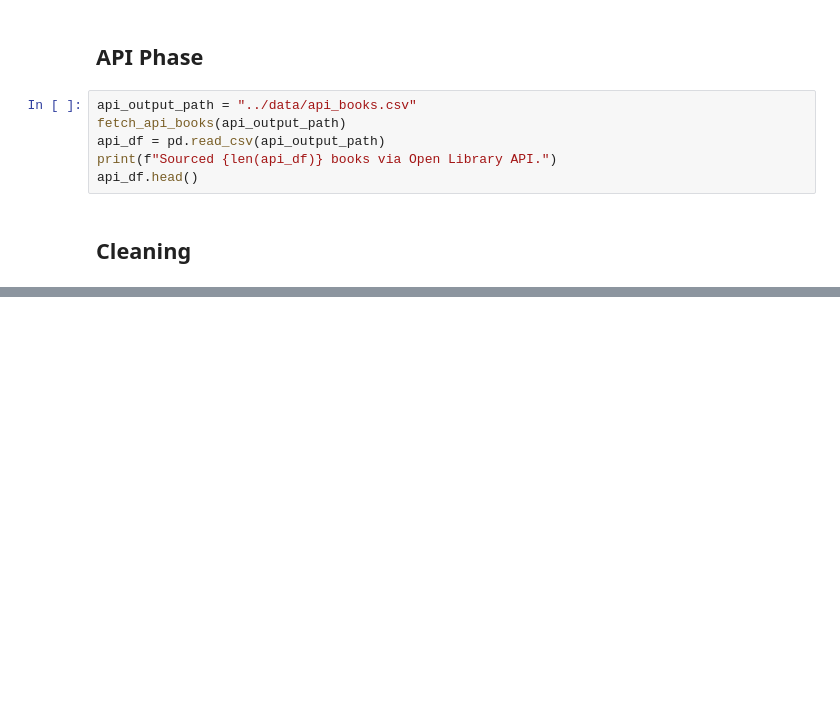
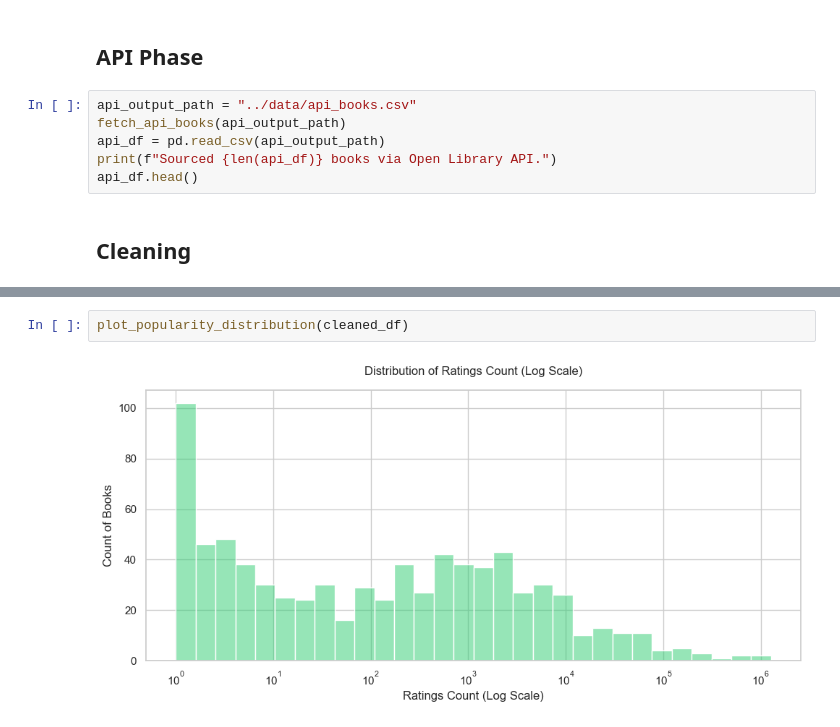
Before and after one commit to abanoubdev/book-recommendation-browser, a Jupyter notebook: notebooks/data_sourcing.ipynb, the cells around one changed output, grey strips where cells are left out. Saved outputs shown, nothing was run; the diff lists cells and outputs as text; blank space fills up the shorter version.

```diff
--- a/notebooks/data_sourcing.ipynb
+++ b/notebooks/data_sourcing.ipynb
@@ -44,0 +78,4 @@ cleaned_df.head()
+# %%
+plot_popularity_distribution(cleaned_df)
+# %% [output]
+[figure, added]
```
Also changed, not shown: parts of 8 cells of this notebook, 14 other files.
